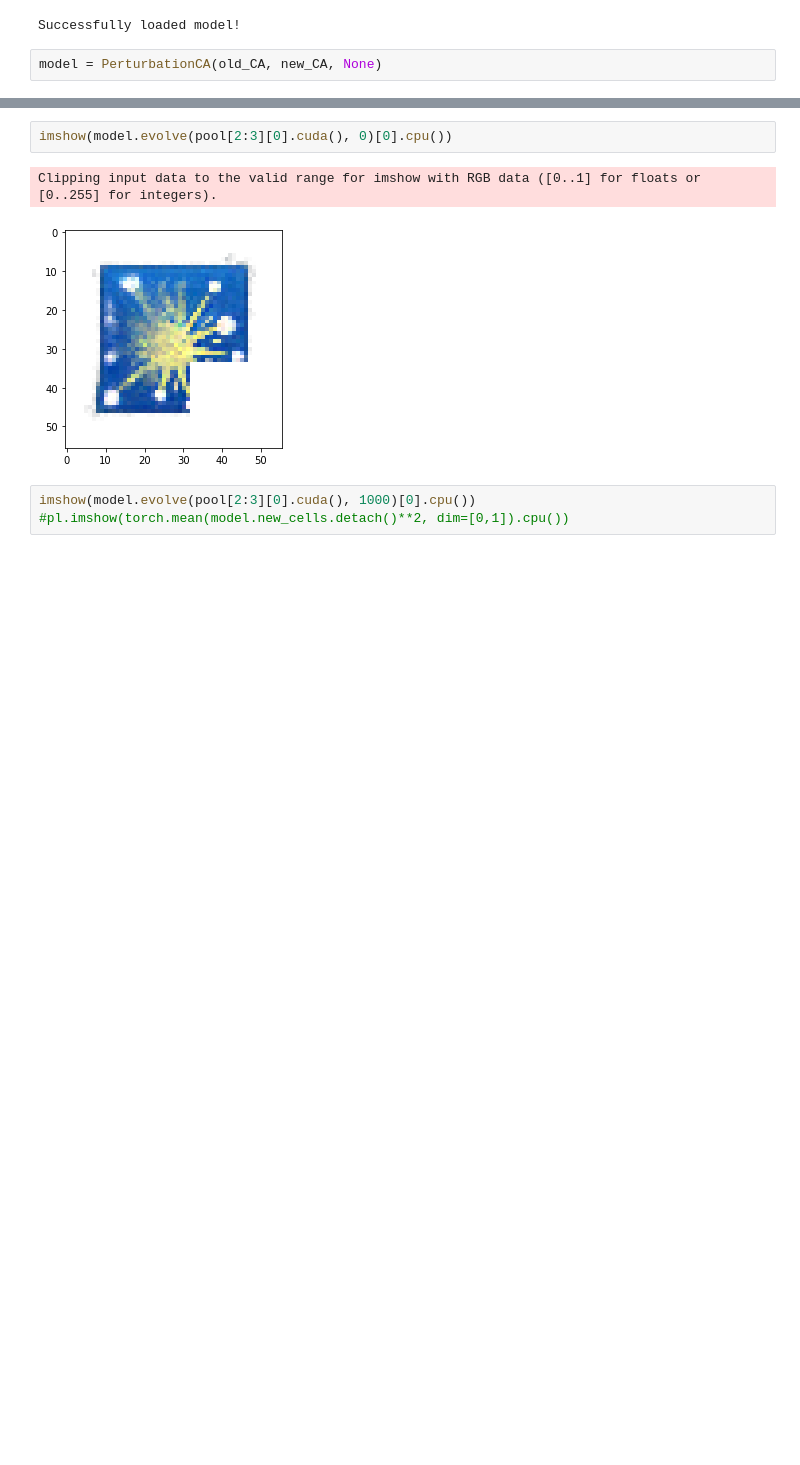
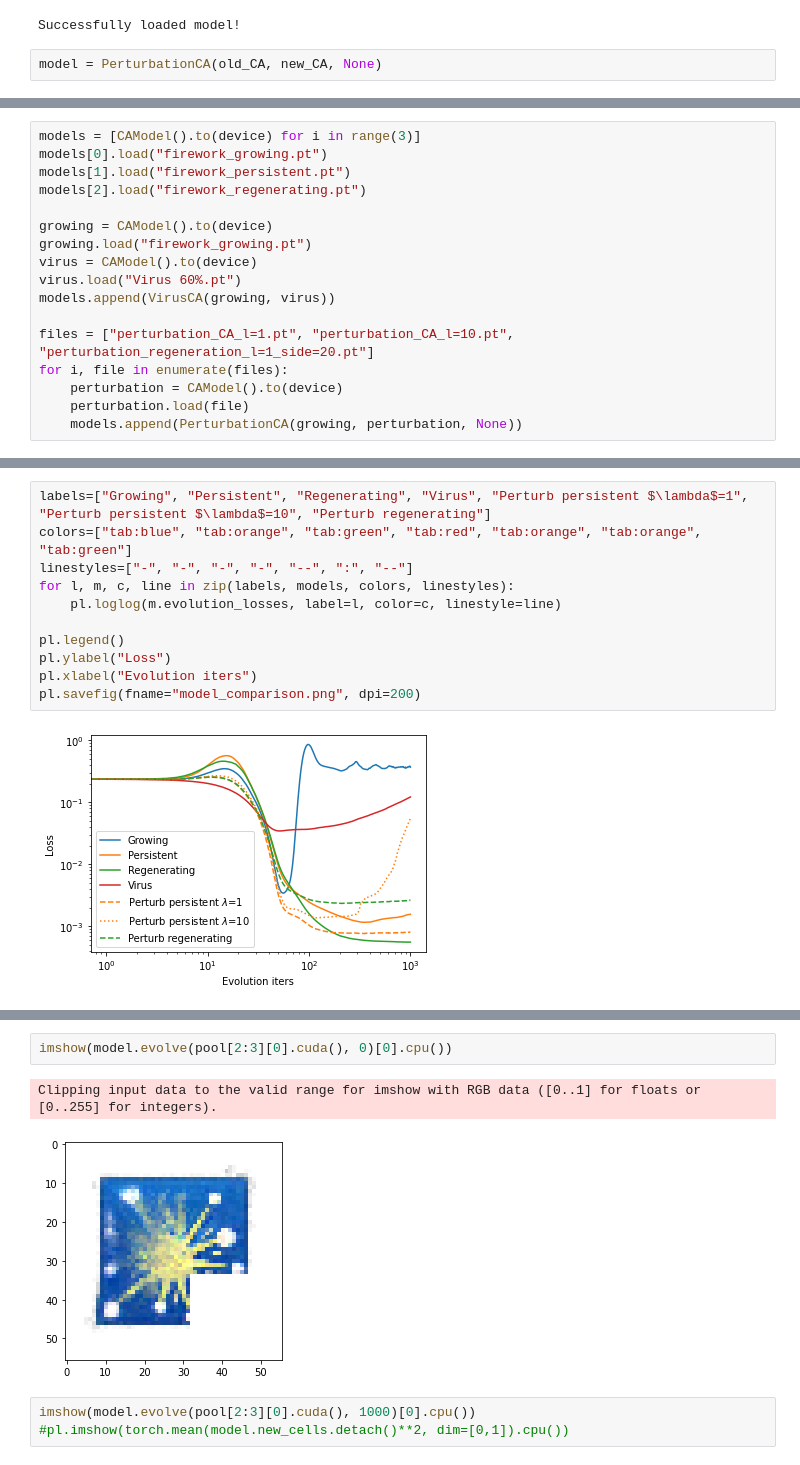
Before and after one commit to LetteraUnica/neural_cellular_automata, a Jupyter notebook: pytorch_ca/perturbation_CA.ipynb, the cells around one changed output, grey strips where cells are left out. Drawn from its saved outputs; the diff is of its cells as text; blank space fills up the shorter version.

```diff
--- a/pytorch_ca/perturbation_CA.ipynb
+++ b/pytorch_ca/perturbation_CA.ipynb
@@ -67,0 +70,17 @@ model.make_video(150, IMAGE_SIZE, "perturbation_regeneration_l=1.mkv", make_squa
+# %%
+models = [CAModel().to(device) for i in range(3)]
+models[0].load("firework_growing.pt")
+models[1].load("firework_persistent.pt")
+models[2].load("firework_regenerating.pt")
+
+growing = CAModel().to(device)
+growing.load("firework_growing.pt")
+virus = CAModel().to(device)
+virus.load("Virus 60%.pt")
+models.append(VirusCA(growing, virus))
+
+files = ["perturbation_CA_l=1.pt", "perturbation_CA_l=10.pt", "perturbation_regeneration_l=1_side=20.pt"]
+for i, file in enumerate(files):
+    perturbation = CAModel().to(device)
+    perturbation.load(file)
+    models.append(PerturbationCA(growing, perturbation, None))
@@ -68,2 +105,15 @@ model.make_video(150, IMAGE_SIZE, "perturbation_regeneration_l=1.mkv", make_squa
+# %%
+labels=["Growing", "Persistent", "Regenerating", "Virus", "Perturb persistent $\lambda$=1", "Perturb persistent $\lambda$=10", "Perturb regenerating"]
+colors=["tab:blue", "tab:orange", "tab:green", "tab:red", "tab:orange", "tab:orange", "tab:green"]
+linestyles=["-", "-", "-", "-", "--", ":", "--"]
+for l, m, c, line in zip(labels, models, colors, linestyles):
+    pl.loglog(m.evolution_losses, label=l, color=c, linestyle=line)
+
+pl.legend()
+pl.ylabel("Loss")
+pl.xlabel("Evolution iters")
+pl.savefig(fname="model_comparison.png", dpi=200)
+# %% [output]
+[figure, added]
 # %%
 # Train the model
```
Also changed, not shown: parts of 15 cells of this notebook, 32 other files.
